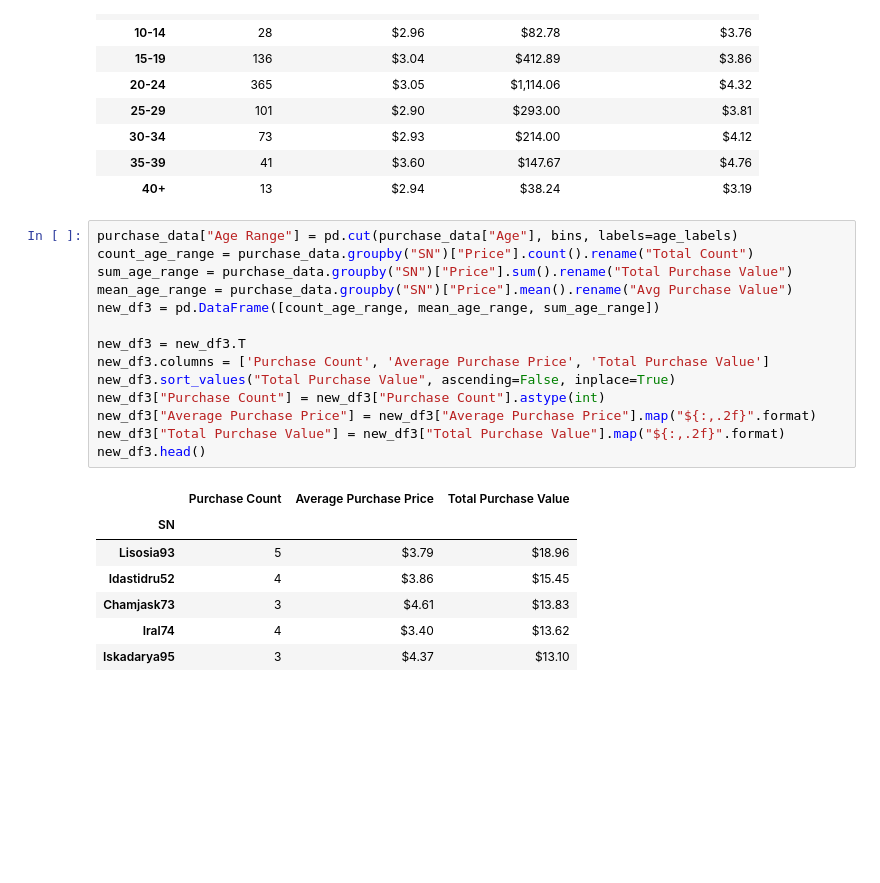
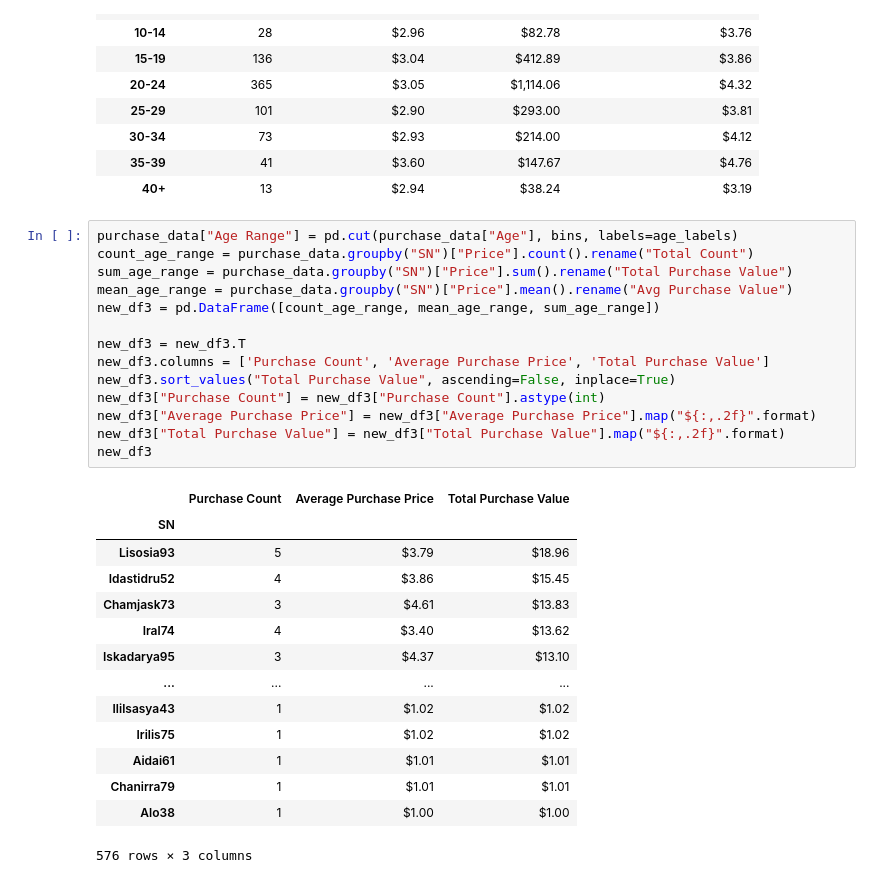
Before and after one commit to MellyB5/pandas_challenge, a Jupyter notebook: test2.ipynb, the cells around one changed output. Drawn from its saved outputs; the diff is of its cells as text; blank space fills up the shorter version.

```diff
--- a/test2.ipynb
+++ b/test2.ipynb
@@ -133,25 +133,32 @@ new_df2
 # %%
 purchase_data["Age Range"] = pd.cut(purchase_data["Age"], bins, labels=age_labels)
 count_age_range = purchase_data.groupby("SN")["Price"].count().rename("Total Count")
 sum_age_range = purchase_data.groupby("SN")["Price"].sum().rename("Total Purchase Value")
 mean_age_range = purchase_data.groupby("SN")["Price"].mean().rename("Avg Purchase Value")
 new_df3 = pd.DataFrame([count_age_range, mean_age_range, sum_age_range])
 
 new_df3 = new_df3.T
 new_df3.columns = ['Purchase Count', 'Average Purchase Price', 'Total Purchase Value']
 new_df3.sort_values("Total Purchase Value", ascending=False, inplace=True)
 new_df3["Purchase Count"] = new_df3["Purchase Count"].astype(int)
 new_df3["Average Purchase Price"] = new_df3["Average Purchase Price"].map("${:,.2f}".format)
 new_df3["Total Purchase Value"] = new_df3["Total Purchase Value"].map("${:,.2f}".format)
-new_df3.head()
+new_df3
 # %% [output]
 |  | Purchase Count | Average Purchase Price | Total Purchase Value |
 | SN |  |  |  |
 | Lisosia93 | 5 | $3.79 | $18.96 |
 | Idastidru52 | 4 | $3.86 | $15.45 |
 | Chamjask73 | 3 | $4.61 | $13.83 |
 | Iral74 | 4 | $3.40 | $13.62 |
 | Iskadarya95 | 3 | $4.37 | $13.10 |
+| ... | ... | ... | ... |
+| Ililsasya43 | 1 | $1.02 | $1.02 |
+| Irilis75 | 1 | $1.02 | $1.02 |
+| Aidai61 | 1 | $1.01 | $1.01 |
+| Chanirra79 | 1 | $1.01 | $1.01 |
+| Alo38 | 1 | $1.00 | $1.00 |
+576 rows × 3 columns
 # %%
 count_age_range = purchase_data.groupby(["Item ID", "Item Name"])["Price"].count().rename("Purchase Count")
 sum_age_range = purchase_data.groupby(["Item ID", "Item Name"])["Price"].sum().rename("Total Purchase Value")
```
Also changed, not shown: parts of 2 cells of this notebook, 1 other file.
